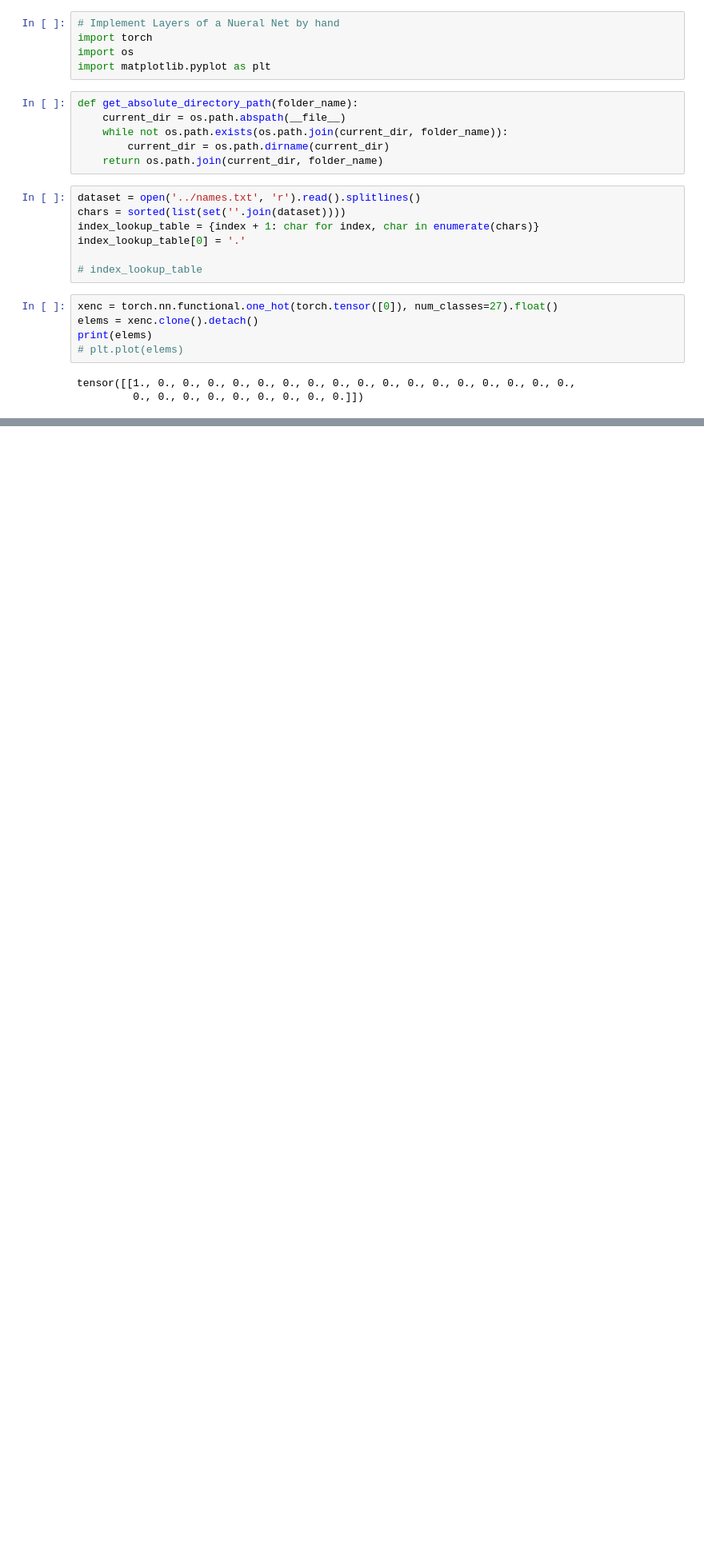
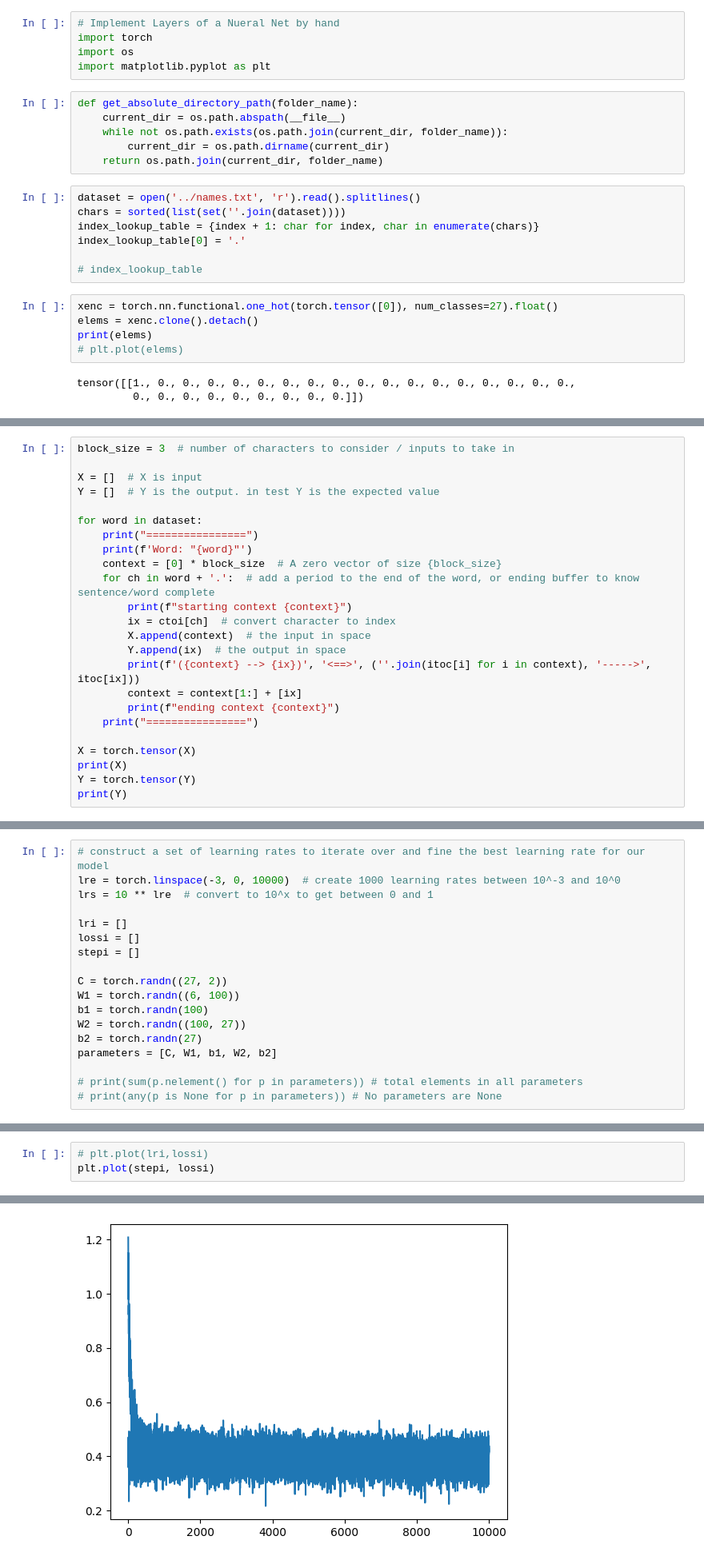
Before and after one commit to montanizstills/Reflection-MachineLearning-NaturalLanguageProcessing, a Jupyter notebook: notebooks/layerImpl.ipynb, the cells around one changed output, grey strips where cells are left out. Shown at 80% size. Saved outputs shown, nothing was run; the diff lists cells and outputs as text; blank space fills up the shorter version.

Commit message:
implement layers hidden layers; sample from model

```diff
--- a/notebooks/layerImpl.ipynb
+++ b/notebooks/layerImpl.ipynb
@@ -91,3 +33,27 @@ mma -----> .
+# %%
+block_size = 3  # number of characters to consider / inputs to take in
+
+X = []  # X is input
+Y = []  # Y is the output. in test Y is the expected value
+
+for word in dataset:
+    print("================")
+    print(f'Word: "{word}"')
+    context = [0] * block_size  # A zero vector of size {block_size}
+    for ch in word + '.':  # add a period to the end of the word, or ending buffer to know sentence/word complete
+        print(f"starting context {context}")
+        ix = ctoi[ch]  # convert character to index
+        X.append(context)  # the input in space
+        Y.append(ix)  # the output in space
+        print(f'({context} --> {ix})', '<==>', (''.join(itoc[i] for i in context), '----->', itoc[ix]))
+        context = context[1:] + [ix]
+        print(f"ending context {context}")
+    print("================")
+
+X = torch.tensor(X)
+print(X)
+Y = torch.tensor(Y)
+print(Y)
 # %%
 print(X)
 print(X.shape)
@@ -179,0 +139,18 @@ torch.Size([5, 100])
+# %%
+# construct a set of learning rates to iterate over and fine the best learning rate for our model
+lre = torch.linspace(-3, 0, 10000)  # create 1000 learning rates between 10^-3 and 10^0
+lrs = 10 ** lre  # convert to 10^x to get between 0 and 1
+
+lri = []
+lossi = []
+stepi = []
+
+C = torch.randn((27, 2))
+W1 = torch.randn((6, 100))
+b1 = torch.randn(100)
+W2 = torch.randn((100, 27))
+b2 = torch.randn(27)
+parameters = [C, W1, b1, W2, b2]
+
+# print(sum(p.nelement() for p in parameters)) # total elements in all parameters
+# print(any(p is None for p in parameters)) # No parameters are None
@@ -179,0 +208,4 @@ torch.Size([5, 100])
+# %%
+# plt.plot(lri,lossi)
+plt.plot(stepi, lossi)
+# %% [output]
@@ -179,0 +213 @@ torch.Size([5, 100])
+[figure, added]
```
Also changed, not shown: parts of 14 cells of this notebook, 1 other file.
